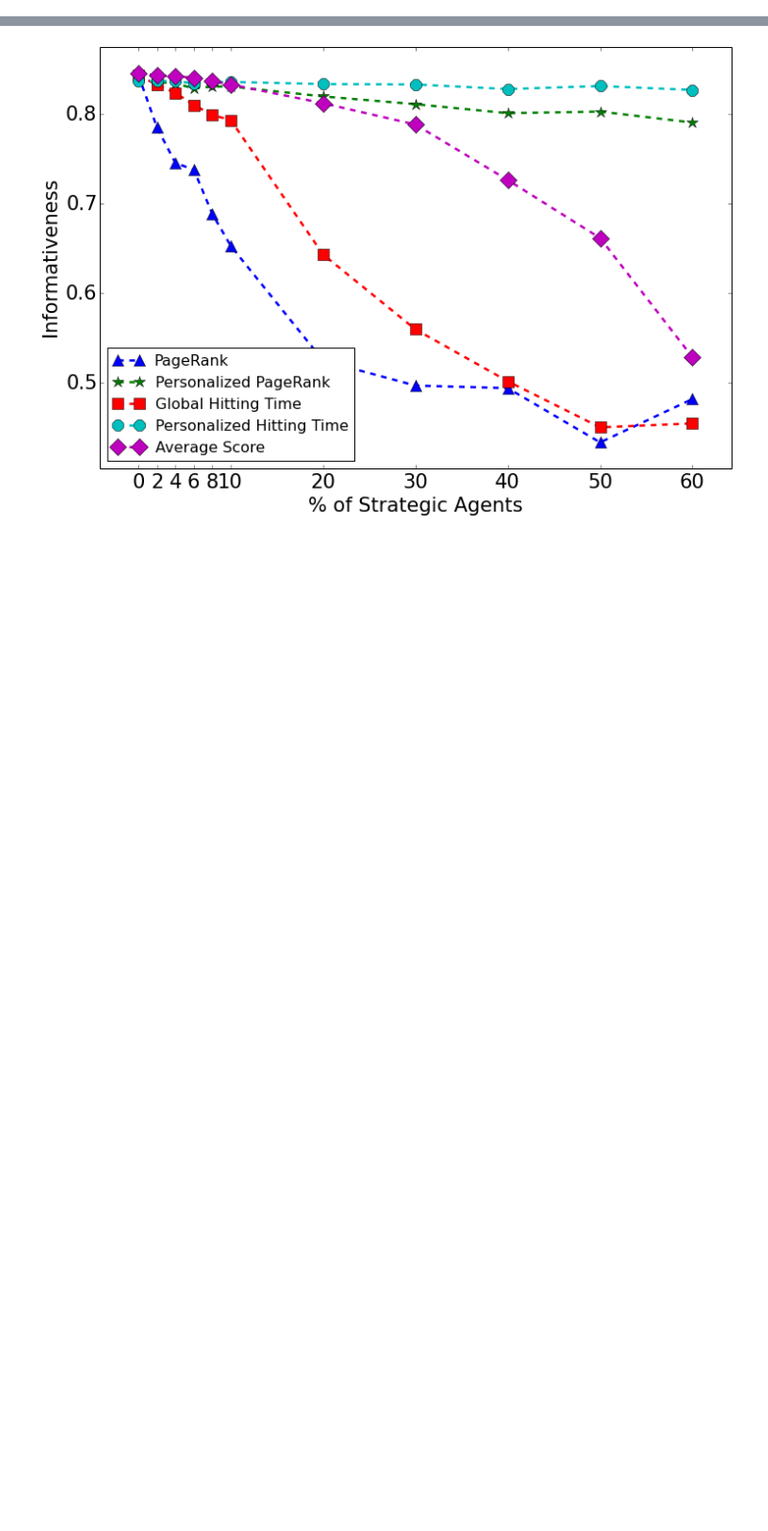
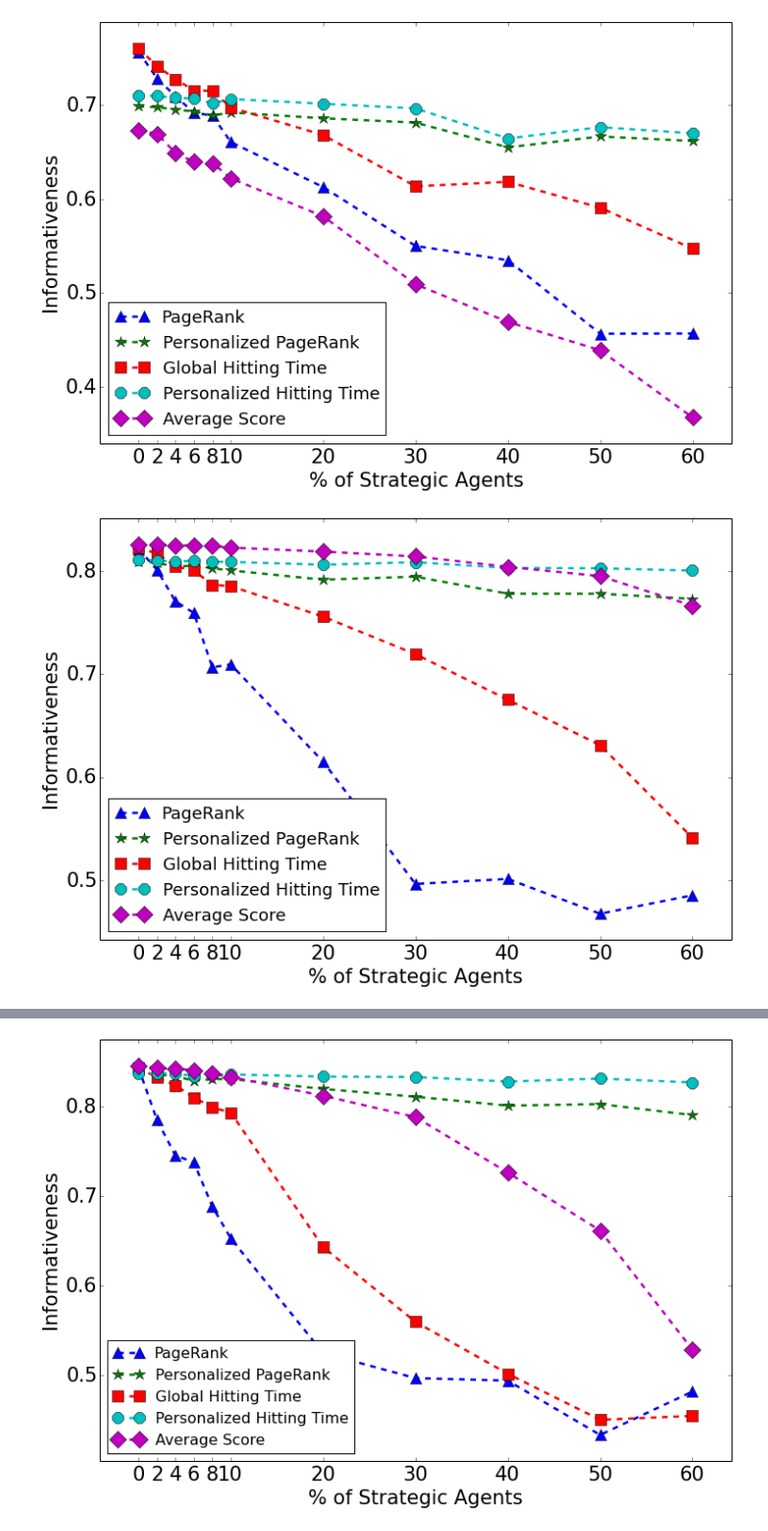
Before and after one commit to branliu0/transitive-trust-models, a Jupyter notebook: notebooks/2014-07-23 Experiment With Manipulations.ipynb, the cells around one changed output, grey strips where cells are left out. Shown at 96% size. Drawn from its saved outputs; the diff is of its cells as text; code cells hidden in the pictures; blank space fills up the shorter version.

```diff
--- a/notebooks/2014-07-23 Experiment With Manipulations.ipynb
+++ b/notebooks/2014-07-23 Experiment With Manipulations.ipynb
@@ -120,17 +120,18 @@ def one_gen_graph(args):
 # dim0: mechanisms
 # dim1: strategic_counts
 # dim2: num_iters
-NUM_NODES = 100
-NUM_EDGES = 5
+NUM_NODES = 250
+NUM_EDGES = 20
 NUM_SAMPLES = 8
 # NUM_STRATEGIC = 10
 
+SYBIL_COUNT = 8
 MARGINAL_AGENT = 25
 
 def info_by_strategic_counts(strat_pcts, cutlinks, gensybils, num_iters, marginal_strategic=False,
                              sybil_pct=None, agent_type_prior='uniform', edge_strategy='cluster', edge_weight_strategy='sample',
                              num_edges=NUM_EDGES):
-    sybil_pct = 0.1
+    sybil_pct = float(SYBIL_COUNT) / NUM_NODES
 
     g_args = [(NUM_NODES, agent_type_prior, edge_strategy, num_edges, edge_weight_strategy, NUM_SAMPLES) for _ in xrange(num_iters)]
     graphs = one_gen_graph.map(g_args)
@@ -195,7 +196,7 @@ start = time.time(); print datetime.datetime.now()
 # dsparse_e5_nonunif = info_by_strategic_counts([0, 2, 4, 6, 8, 10, 20, 30, 40, 50, 60], True, True, 3, num_edges=5)
 # ddense_nonunif = info_by_strategic_counts([0, 2, 4, 6, 8, 10, 20, 30, 40, 50, 60], True, True, 2, num_edges=30)
 # d_e25 = info_by_strategic_counts([0, 2, 4, 6, 8, 10, 20, 30, 40, 50, 60], True, True, 3, num_edges=25)
-d_e5 = info_by_strategic_counts([0, 2, 4, 6, 8, 10, 20, 30, 40, 50, 60], True, True, 3, num_edges=5)
+d_e20_8 = info_by_strategic_counts([0, 2, 4, 6, 8, 10, 20, 30, 40, 50], True, True, 1)
 
 # dunif = info_by_strategic_counts([0, 2, 4, 6, 8, 10, 20, 30, 40, 50, 60], True, True, 1, num_edges=5, edge_strategy='uniform')
 # print "elapsed:", time.time() - start
@@ -357,3 +358,11 @@ def plot_rank_change(d):
     plt.xlabel('% of Strategic Agents')
     plt.ylabel('% Increase in Rank')
     plt.show()
+# %%
+# Nov 17, 2015
+plot_eff(d_e5)
+plot_eff(d_e50)
+plot_eff(d_e20_8)
+# %% [output]
+[figure, added]
+[figure, added]
```
Also changed, not shown: parts of 2 cells of this notebook, 2 other files.
